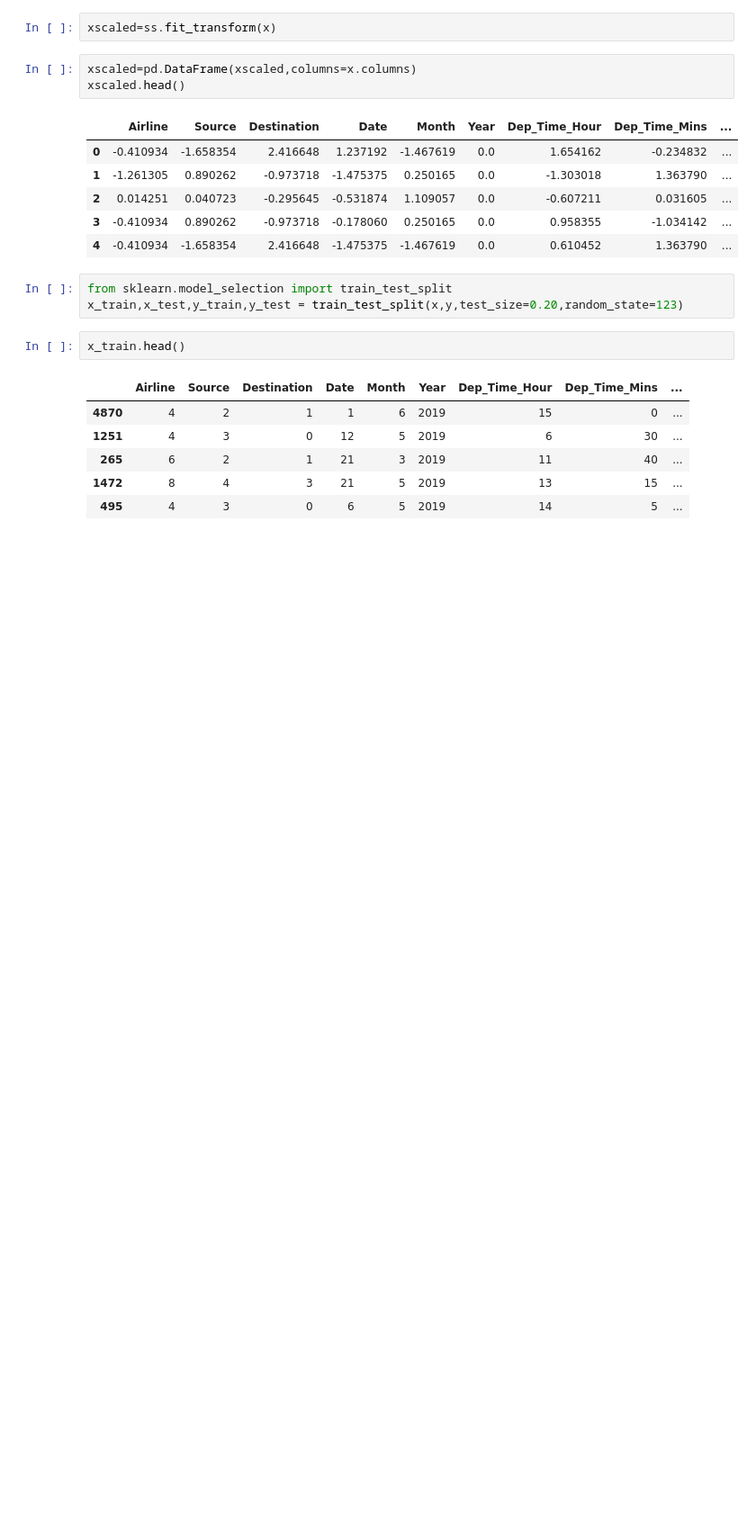
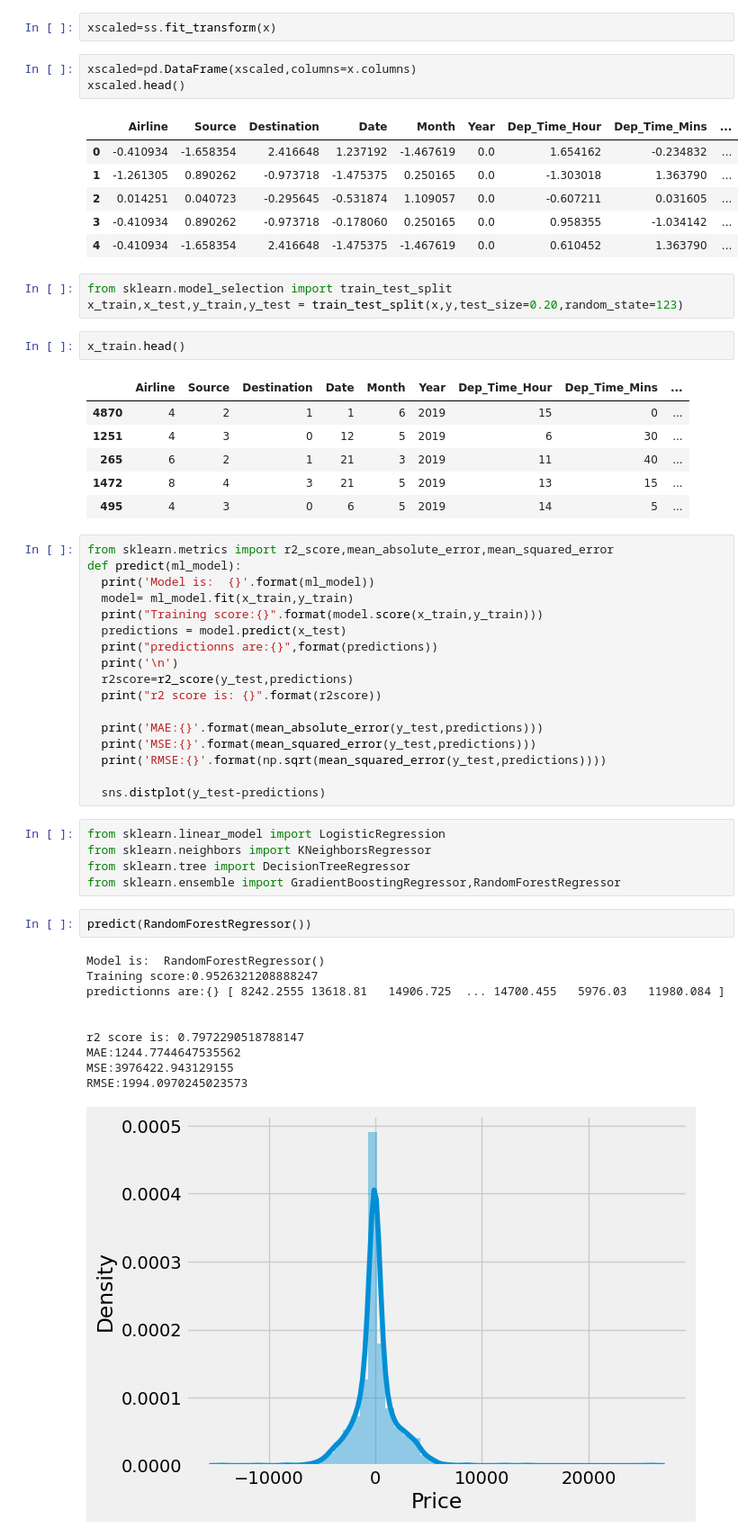
Before and after one commit to Reshma2103/reshma, a Jupyter notebook: flight_price.ipynb, the cells around one changed output. Shown at 90% size. Drawn from its saved outputs; the diff is of its cells as text; blank space fills up the shorter version.

```diff
--- a/flight_price.ipynb
+++ b/flight_price.ipynb
@@ -565,3 +557,38 @@ x_train.head()
 | 265 | 6 | 2 | 1 | 21 | 3 | 2019 | 11 | 40 | ... |
 | 1472 | 8 | 4 | 3 | 21 | 5 | 2019 | 13 | 15 | ... |
 | 495 | 4 | 3 | 0 | 6 | 5 | 2019 | 14 | 5 | ... |
+# %%
+from sklearn.metrics import r2_score,mean_absolute_error,mean_squared_error
+def predict(ml_model):
+  print('Model is:  {}'.format(ml_model))
+  model= ml_model.fit(x_train,y_train)
+  print("Training score:{}".format(model.score(x_train,y_train)))
+  predictions = model.predict(x_test)
+  print("predictionns are:{}",format(predictions))
+  print('\n')
+  r2score=r2_score(y_test,predictions)
+  print("r2 score is: {}".format(r2score))
+
+  print('MAE:{}'.format(mean_absolute_error(y_test,predictions)))
+  print('MSE:{}'.format(mean_squared_error(y_test,predictions)))
+  print('RMSE:{}'.format(np.sqrt(mean_squared_error(y_test,predictions))))
+
+  sns.distplot(y_test-predictions)
+# %%
+from sklearn.linear_model import LogisticRegression
+from sklearn.neighbors import KNeighborsRegressor
+from sklearn.tree import DecisionTreeRegressor
+from sklearn.ensemble import GradientBoostingRegressor,RandomForestRegressor
+# %%
+predict(RandomForestRegressor())
+# %% [output]
+Model is:  RandomForestRegressor()
+Training score:0.9526321208888247
+predictionns are:{} [ 8242.2555 13618.81   14906.725  ... 14700.455   5976.03   11980.084 ]
+
+
+r2 score is: 0.7972290518788147
+MAE:1244.7744647535562
+MSE:3976422.943129155
+RMSE:1994.0970245023573
+[figure, added]
```
Also changed, not shown: parts of 17 cells of this notebook.
